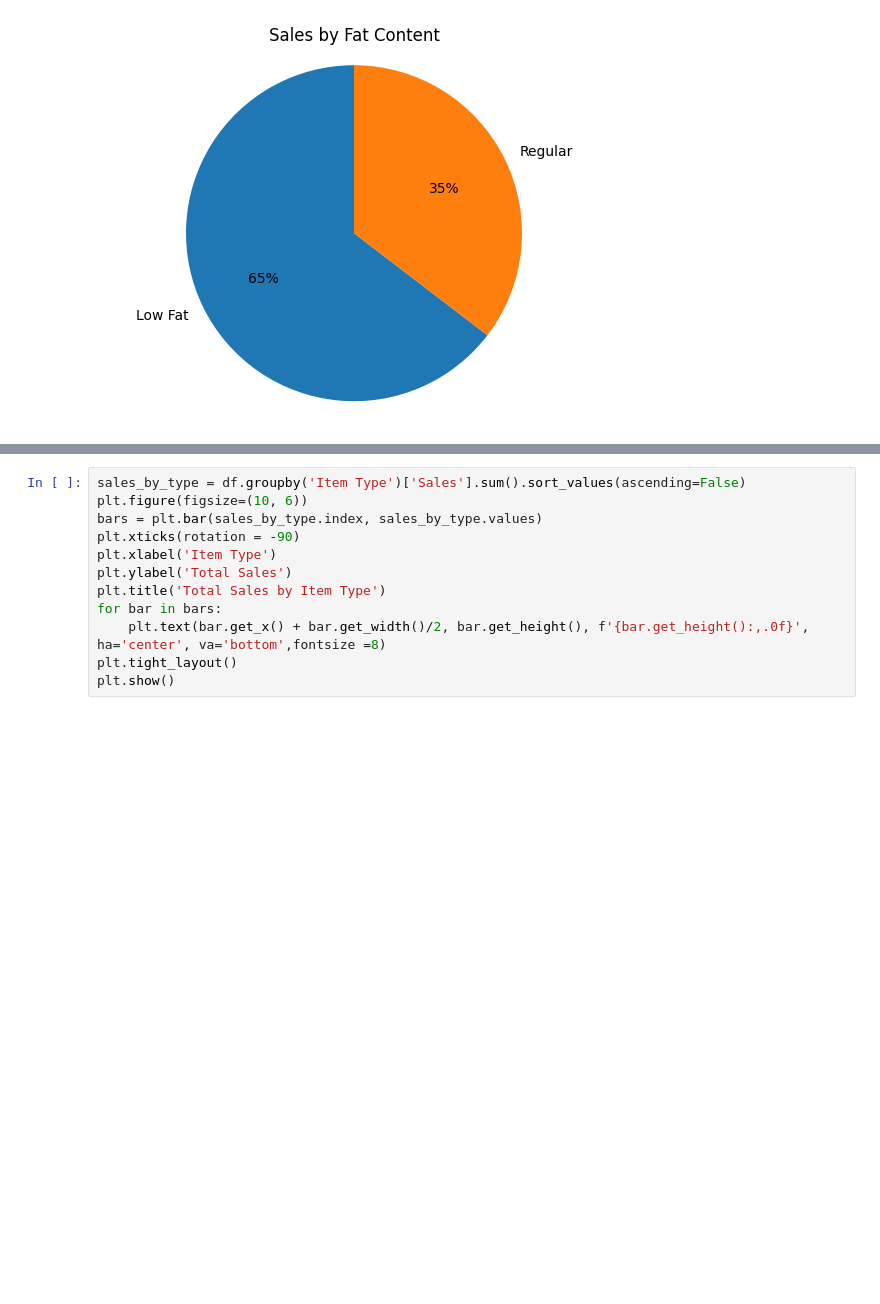
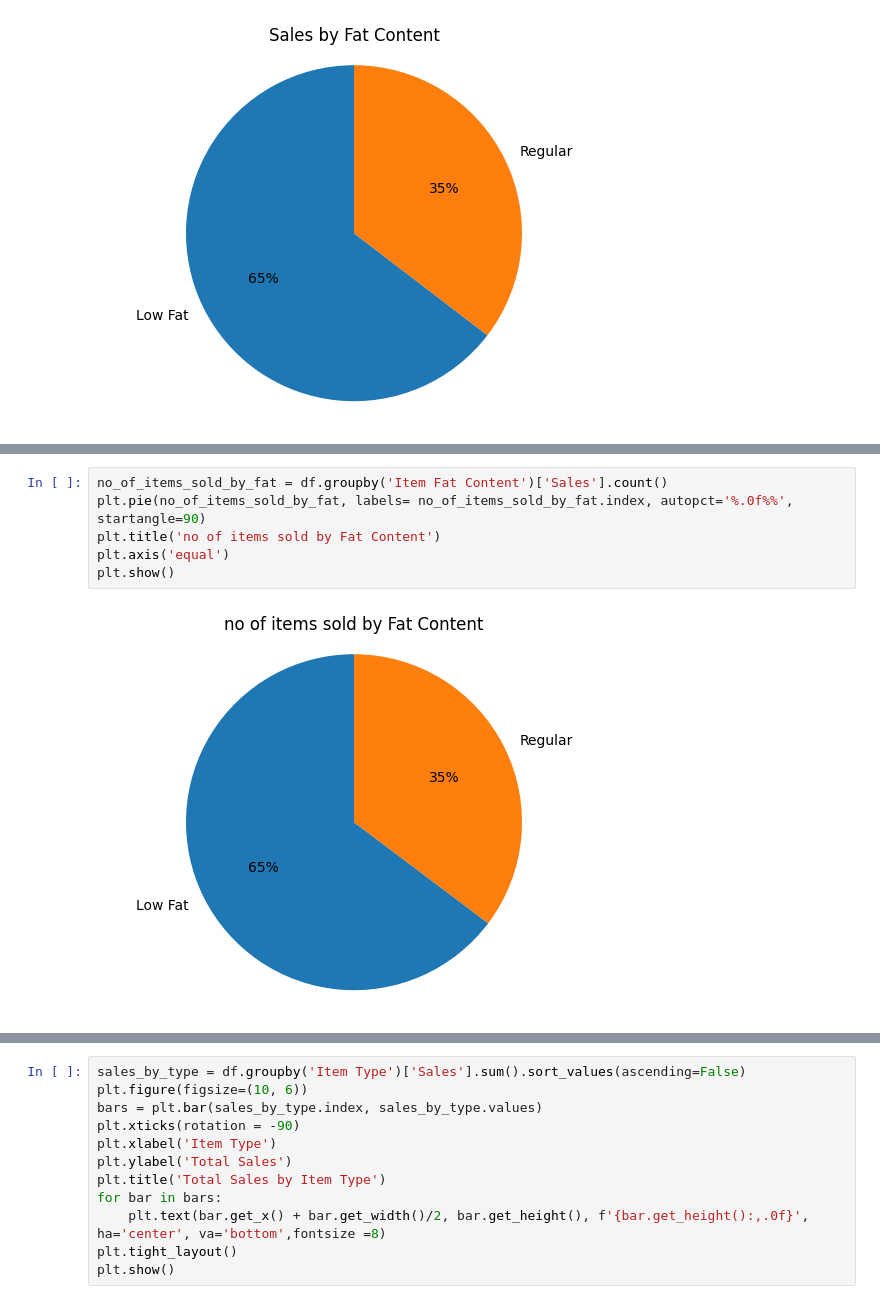
Before and after one commit to rohit906553/sales_analysis_using_powerbi_sql_python_excel, a Jupyter notebook: blinkit_analysis.ipynb, the cells around one changed output, grey strips where cells are left out. Saved outputs shown, nothing was run; the diff lists cells and outputs as text; blank space fills up the shorter version.

```diff
--- a/blinkit_analysis.ipynb
+++ b/blinkit_analysis.ipynb
@@ -133,0 +142,8 @@ plt.show()
+# %%
+no_of_items_sold_by_fat = df.groupby('Item Fat Content')['Sales'].count()
+plt.pie(no_of_items_sold_by_fat, labels= no_of_items_sold_by_fat.index, autopct='%.0f%%', startangle=90)
+plt.title('no of items sold by Fat Content')
+plt.axis('equal')
+plt.show()
+# %% [output]
+[figure, added]
```
Also changed, not shown: parts of 18 cells of this notebook.
